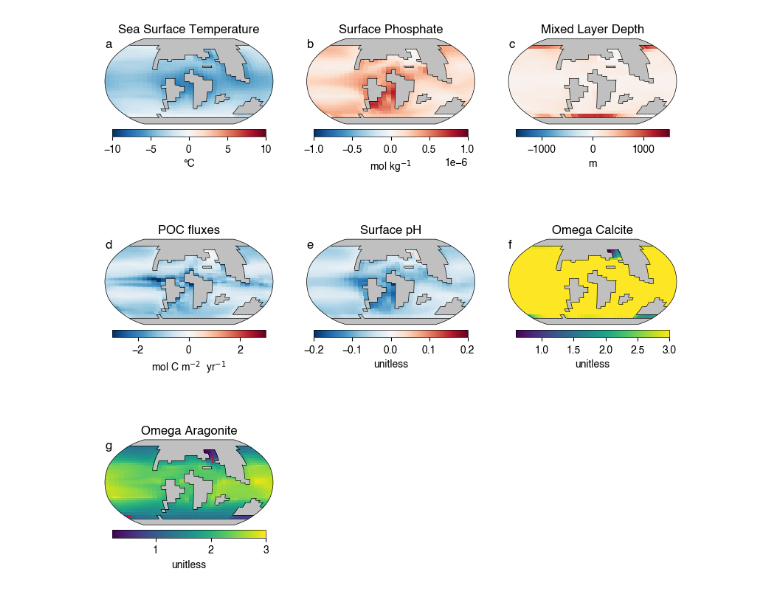
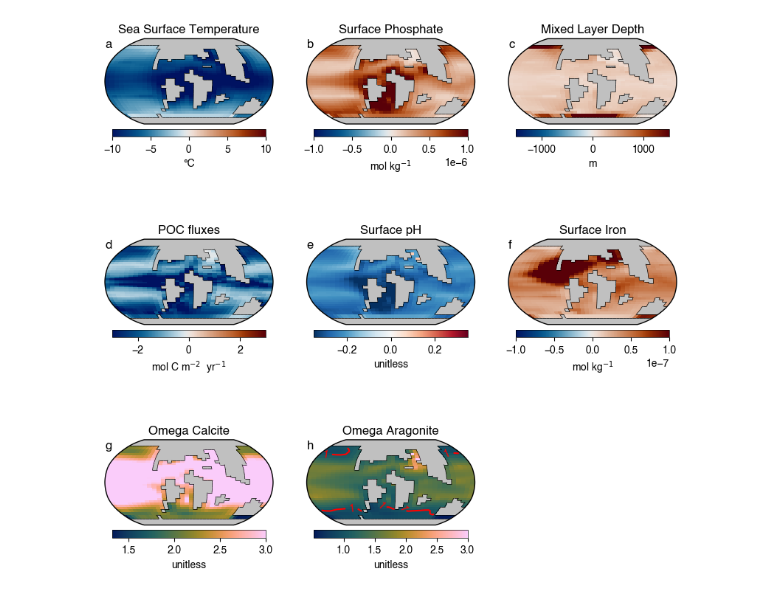
Before and after one commit to ruiying-ocean/kpg_selectivity, a Jupyter notebook: code/plot_maps.ipynb, the cells around one changed output. Drawn from its saved outputs; the diff is of its cells as text; code cells hidden in the pictures.

Commit message:
Add analysis scripts and data for paper publication
Add plotting notebooks, trait framework analysis, forcing data,
and model input files. Reorganize masked_array.nc into data/.

```diff
--- a/code/plot_maps.ipynb
+++ b/code/plot_maps.ipynb
@@ -32,82 +25,89 @@ def ocn_var_mean_change(model, variable, anomaly=True, timeslice=[2,3]):
 ##　use Helveticas
 plt.rcParams['font.sans-serif'] = "Helvetica"
 # %%
-mld = ocn_var_mean_change(m3, 'phys_MLD', True).to_GriddedDataVis()
-poc = ocn_var_mean_change(m3, 'bio_fpart_POC', True).isel(zt=0).to_GriddedDataVis()
-ph = ocn_var_mean_change(m3, 'misc_pH', True).to_GriddedDataVis()
-omega_cal= ocn_var_mean_change(m3, 'carb_ohm_cal', False).isel(zt=0)
+mld = ocn_var_mean_change(kpg_model, 'phys_MLD', True).to_GriddedDataVis()
+poc = ocn_var_mean_change(kpg_model, 'bio_fpart_POC', True).isel(zt=0).to_GriddedDataVis()
+ph = ocn_var_mean_change(kpg_model, 'misc_pH', True).to_GriddedDataVis()
+omega_cal= ocn_var_mean_change(kpg_model, 'carb_ohm_cal', False).isel(zt=0)
 omega_cal.attrs['units'] = 'unitless'
 omega_cal = omega_cal.to_GriddedDataVis()
-omega_ara = ocn_var_mean_change(m3, 'carb_ohm_arg', False).isel(zt=0)
+omega_ara = ocn_var_mean_change(kpg_model, 'carb_ohm_arg', False).isel(zt=0)
 omega_ara.attrs['units'] = 'unitless'
 omega_ara = omega_ara.to_GriddedDataVis()
 
-sst = ocn_var_mean_change(m3, 'ocn_sur_temp', True).to_GriddedDataVis()
-po4 = ocn_var_mean_change(m3, 'ocn_sur_PO4', True).to_GriddedDataVis()
+sst = ocn_var_mean_change(kpg_model, 'ocn_sur_temp', True).to_GriddedDataVis()
+po4 = ocn_var_mean_change(kpg_model, 'ocn_sur_PO4', True).to_GriddedDataVis()
+fe = ocn_var_mean_change(kpg_model, 'ocn_sur_TDFe', True).to_GriddedDataVis()
+# %%
+import cmcrameri.cm as cmc
+cmap = cmc.vik
+cmap2 = cmc.batlow
 # %%
 fig, axs = plt.subplots(3,3,figsize=(10, 10), subplot_kw={'projection': ccrs.Robinson()})
 
-sst.aes_dict['pcolormesh_kwargs']['cmap'] = 'RdBu_r'
+sst.aes_dict['pcolormesh_kwargs']['cmap'] = cmap
 sst.aes_dict['pcolormesh_kwargs']['norm'] = colors.CenteredNorm(halfrange=10)
 sst.aes_dict['colorbar_label_kwargs'] = {'label': '°C'}
 sst.plot(ax=axs[0,0], outline=True, colorbar=True)
 
-
-po4.aes_dict['pcolormesh_kwargs']['cmap'] = 'RdBu_r'
+po4.aes_dict['pcolormesh_kwargs']['cmap'] = cmap
 po4.aes_dict['pcolormesh_kwargs']['norm'] = colors.CenteredNorm(halfrange=1E-6)
 po4.aes_dict['colorbar_label_kwargs'] = {'label': 'mol kg$^{-1}$'}
 po4.plot(ax=axs[0,1], outline=True, colorbar=True)
 
-mld.aes_dict['pcolormesh_kwargs']['cmap'] = 'RdBu_r'
+mld.aes_dict['pcolormesh_kwargs']['cmap'] = cmap
 mld.aes_dict['pcolormesh_kwargs']['norm'] = colors.CenteredNorm(halfrange=1500)
 mld.aes_dict['colorbar_label_kwargs'] = {'label': 'm'}
 mld.plot(ax=axs[0,2], outline=True, colorbar=True)
 
-poc.aes_dict['pcolormesh_kwargs']['cmap'] = 'RdBu_r'
+poc.aes_dict['pcolormesh_kwargs']['cmap'] = cmap
 poc.aes_dict['pcolormesh_kwargs']['norm'] = colors.CenteredNorm(halfrange=3)
 poc.aes_dict['colorbar_label_kwargs'] = {'label': r'mol C m$^{-2}$  yr$^{-1}$'}
 poc.plot(ax=axs[1,0], outline=True, colorbar=True)
 
-ph.aes_dict['pcolormesh_kwargs']['cmap'] = 'RdBu_r'
-ph.aes_dict['pcolormesh_kwargs']['norm'] = colors.CenteredNorm(halfrange=0.2)
+ph.aes_dict['pcolormesh_kwargs']['cmap'] = cmap
+ph.aes_dict['pcolormesh_kwargs']['norm'] = colors.CenteredNorm(halfrange=0.35)
 ph.aes_dict['colorbar_label_kwargs'] = {'label': 'unitless'}
 ph.plot(ax=axs[1,1], outline=True, colorbar=True)
 
+fe.aes_dict['pcolormesh_kwargs']['cmap'] = cmap
+fe.aes_dict['pcolormesh_kwargs']['norm'] = colors.CenteredNorm(halfrange=1E-7)
+fe.aes_dict['colorbar_label_kwargs'] = {'label': 'mol kg$^{-1}$'}
+fe.plot(ax=axs[1,2], outline=True, colorbar=True)
 
-omega_cal.aes_dict['pcolormesh_kwargs']['cmap'] = 'viridis'
+omega_cal.aes_dict['pcolormesh_kwargs']['cmap'] = cmap2
 omega_cal.aes_dict['pcolormesh_kwargs']['vmax'] = 3
 omega_cal.aes_dict['colorbar_label_kwargs'] = {'label': 'unitless'}
 omega_cal.aes_dict['contour_kwargs'] = {'levels': [1], 'colors': 'red'}
 omega_cal.aes_dict['contour_label_kwargs'] = {'colors': 'red'}
-omega_cal.plot(ax=axs[1,2], outline=True, colorbar=True, contour=True)
-
+omega_cal.plot(ax=axs[2,0], outline=True, colorbar=True, contour=True)
 
 ## add a contour ofr omega
-omega_ara.aes_dict['pcolormesh_kwargs']['cmap'] = 'viridis'
+omega_ara.aes_dict['pcolormesh_kwargs']['cmap'] = cmap2
 omega_ara.aes_dict['pcolormesh_kwargs']['vmax'] = 3
 omega_ara.aes_dict['colorbar_label_kwargs'] = {'label': 'unitless'}
 omega_ara.aes_dict['contour_kwargs'] = {'levels': [1], 'colors': 'red'}
 omega_ara.aes_dict['contour_label_kwargs'] = {'colors': 'red'}
 
-omega_ara.plot(ax=axs[2,0], outline=True, colorbar=True, contour=True)
+omega_ara.plot(ax=axs[2,1], outline=True, colorbar=True, contour=True)
 
 ## add alphabetic labels for each subplot
 for i, ax in enumerate(axs.flat):
     ax.text(0, 1.0, chr(97+i), transform=ax.transAxes,
             fontsize=12, fontweight='bold', va='top')
 
 ## add title for each subplot
 axs[0,0].set_title('Sea Surface Temperature')
 axs[0,1].set_title('Surface Phosphate')
 axs[0,2].set_title('Mixed Layer Depth')
 axs[1,0].set_title('POC fluxes')
 axs[1,1].set_title('Surface pH')
-axs[1,2].set_title('Omega Calcite')
-axs[2,0].set_title('Omega Aragonite')
+axs[1,2].set_title('Surface Iron')
+axs[2,0].set_title('Omega Calcite')
+axs[2,1].set_title('Omega Aragonite')
 
 ## remove last subplot
-fig.delaxes(axs[2,1])
 fig.delaxes(axs[2,2])
 fig.savefig('../output/env_change_map.png', dpi=300, bbox_inches='tight')
 # %% [output]
-[figure, old version]
+[figure, new version]
```
Also changed, not shown: parts of 3 cells of this notebook, 31 other files.
